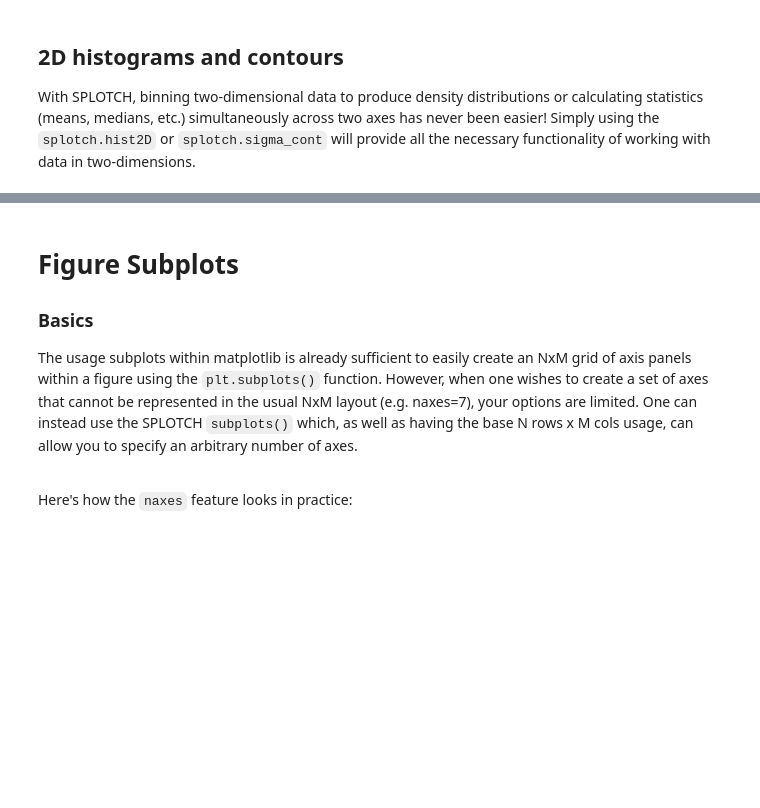
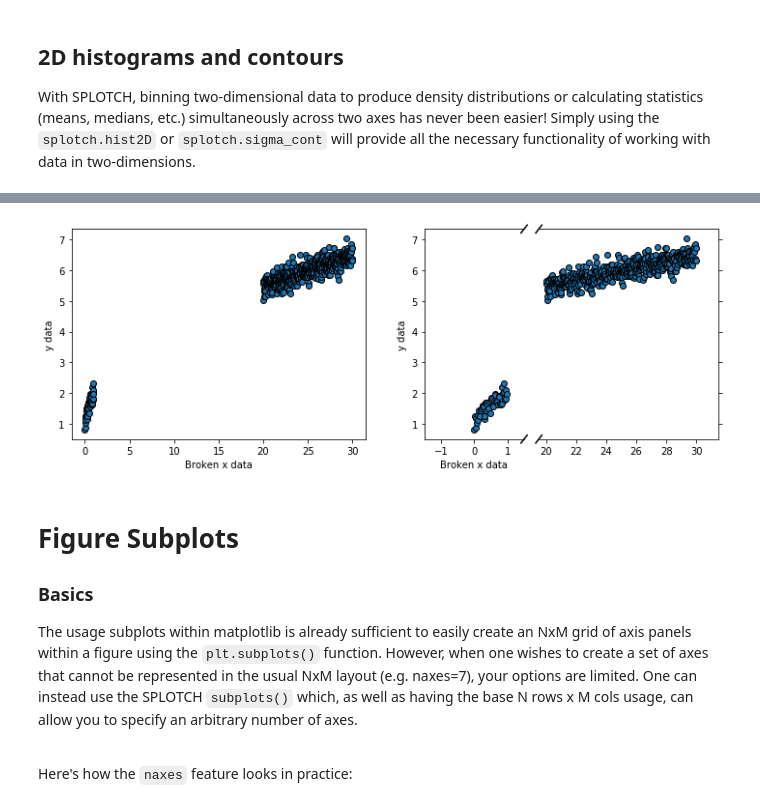
Before and after one commit to MBravoS/splotch, a Jupyter notebook: Examples.ipynb, the cells around one changed output, grey strips where cells are left out. Drawn from its saved outputs; the diff is of its cells as text; code cells hidden in the pictures; blank space fills up the shorter version.

```diff
--- a/Examples.ipynb
+++ b/Examples.ipynb
@@ -153,3 +190,20 @@ plt.show()
+# %%
+xbroken = np.append(np.arange(0.0,1.0,step=0.02), np.arange(20.0,30.0,step=0.02))
+ybroken = xbroken**0.5 + np.random.normal(1.0,0.2,size=len(xbroken))
+# %%
+fig, axes = splt.subplots(ncols=2,wspace=0.5)
+
+splt.plot(xbroken,ybroken,ax=axes[0],
+          xlabel='Broken x data',ylabel="y data",
+          linestyle='',marker='o',mec='black')
+
+splt.brokenplot(xbroken,ybroken,ax=axes[1],xbreak=[1.5,19.5],
+                xlabel='Broken x data',ylabel="y data",
+                linestyle='',marker='o',mec='black')
+
+plt.show()
+# %% [output]
+[figure, added]
 # %% [markdown]
 # Figure Subplots<br>
 
```
Also changed, not shown: parts of 15 cells of this notebook, 5 other files.
